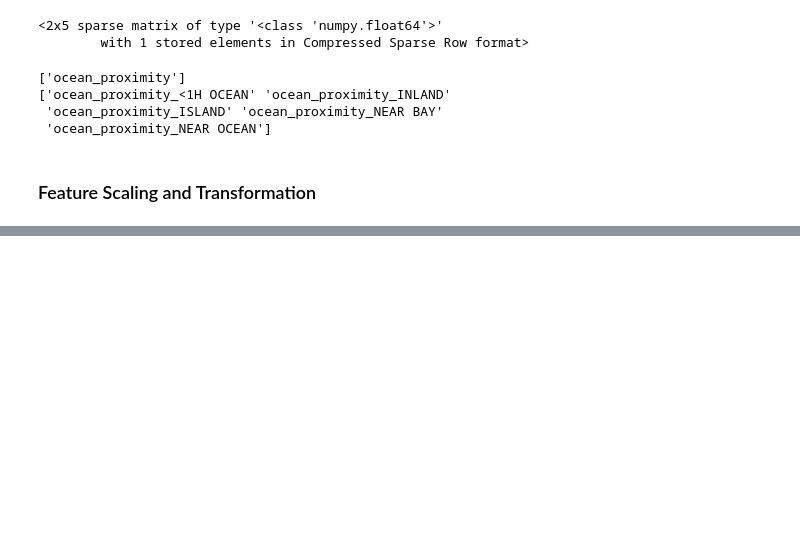
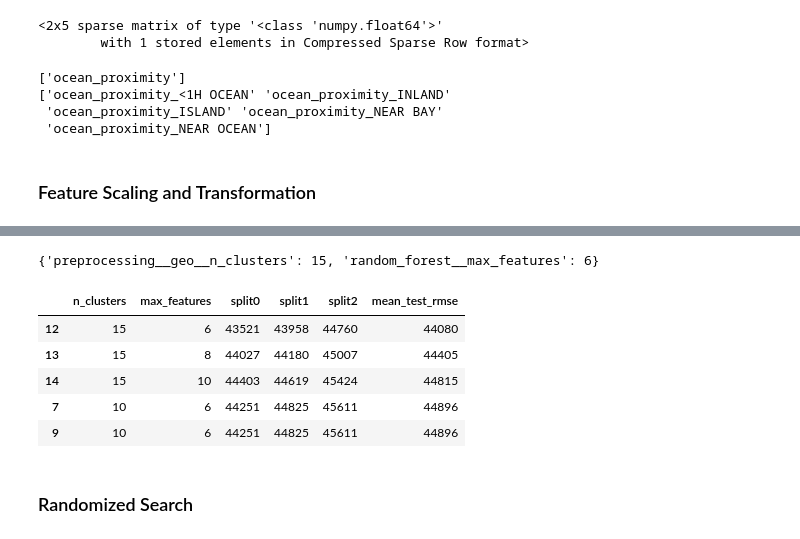
Before and after one commit to gspiga/SelfStudyTopics, a Jupyter notebook: HandsOnML_Geron/Chapter 2_End2End ML Project/Chapter 2.ipynb, the cells around one changed output, grey strips where cells are left out. Saved outputs shown, nothing was run; the diff lists cells and outputs as text; code cells hidden in the pictures; blank space fills up the shorter version.

```diff
--- a/HandsOnML_Geron/Chapter 2_End2End ML Project/Chapter 2.ipynb
+++ b/HandsOnML_Geron/Chapter 2_End2End ML Project/Chapter 2.ipynb
@@ -350,0 +533,3 @@ hello
+# %%
+housing_prepared = preprocessing.fit_transform(housing)
+housing_prepared.shape
@@ -350,0 +555,5 @@ hello
+# %%
+from sklearn.linear_model import LinearRegression
+
+lin_reg = make_pipeline(preprocessing, LinearRegression())
+lin_reg.fit(housing, housing_labels)
@@ -350,0 +595,6 @@ hello
+# %%
+# Trying a better model
+from sklearn.tree import DecisionTreeRegressor
+
+tree_reg = make_pipeline(preprocessing, DecisionTreeRegressor(random_state=42))
+tree_reg.fit(housing, housing_labels)
@@ -350,0 +666,16 @@ hello
+# %%
+from sklearn.model_selection import GridSearchCV
+
+full_pipeline = Pipeline([
+    ("preprocessing", preprocessing),
+    ("random_forest", RandomForestRegressor(random_state=42))
+])
+param_grid = [
+    {'preprocessing__geo__n_clusters': [5, 8, 10],
+     'random_forest__max_features': [4, 6, 8]},
+    {'preprocessing__geo__n_clusters': [10, 15],
+     'random_forest__max_features': [6, 8, 10]},
+]
+grid_search = GridSearchCV(full_pipeline, param_grid, cv=3,
+                           scoring='neg_root_mean_squared_error')
+grid_search.fit(housing, housing_labels)
@@ -350,0 +702,26 @@ hello
+# %%
+grid_search.best_params_
+# %% [output]
+{'preprocessing__geo__n_clusters': 15, 'random_forest__max_features': 6}
+# %%
+cv_res = pd.DataFrame(grid_search.cv_results_)
+cv_res.sort_values(by="mean_test_score", ascending=False, inplace=True)
+
+# extra code – these few lines of code just make the DataFrame look nicer
+cv_res = cv_res[["param_preprocessing__geo__n_clusters",
+                 "param_random_forest__max_features", "split0_test_score",
+                 "split1_test_score", "split2_test_score", "mean_test_score"]]
+score_cols = ["split0", "split1", "split2", "mean_test_rmse"]
+cv_res.columns = ["n_clusters", "max_features"] + score_cols
+cv_res[score_cols] = -cv_res[score_cols].round().astype(np.int64)
+
+cv_res.head()
+# %% [output]
+|  | n_clusters | max_features | split0 | split1 | split2 | mean_test_rmse |
+| 12 | 15 | 6 | 43521 | 43958 | 44760 | 44080 |
+| 13 | 15 | 8 | 44027 | 44180 | 45007 | 44405 |
+| 14 | 15 | 10 | 44403 | 44619 | 45424 | 44815 |
+| 7 | 10 | 6 | 44251 | 44825 | 45611 | 44896 |
+| 9 | 10 | 6 | 44251 | 44825 | 45611 | 44896 |
+# %% [markdown]
+### Randomized Search
```
Also changed, not shown: parts of 47 cells of this notebook.
